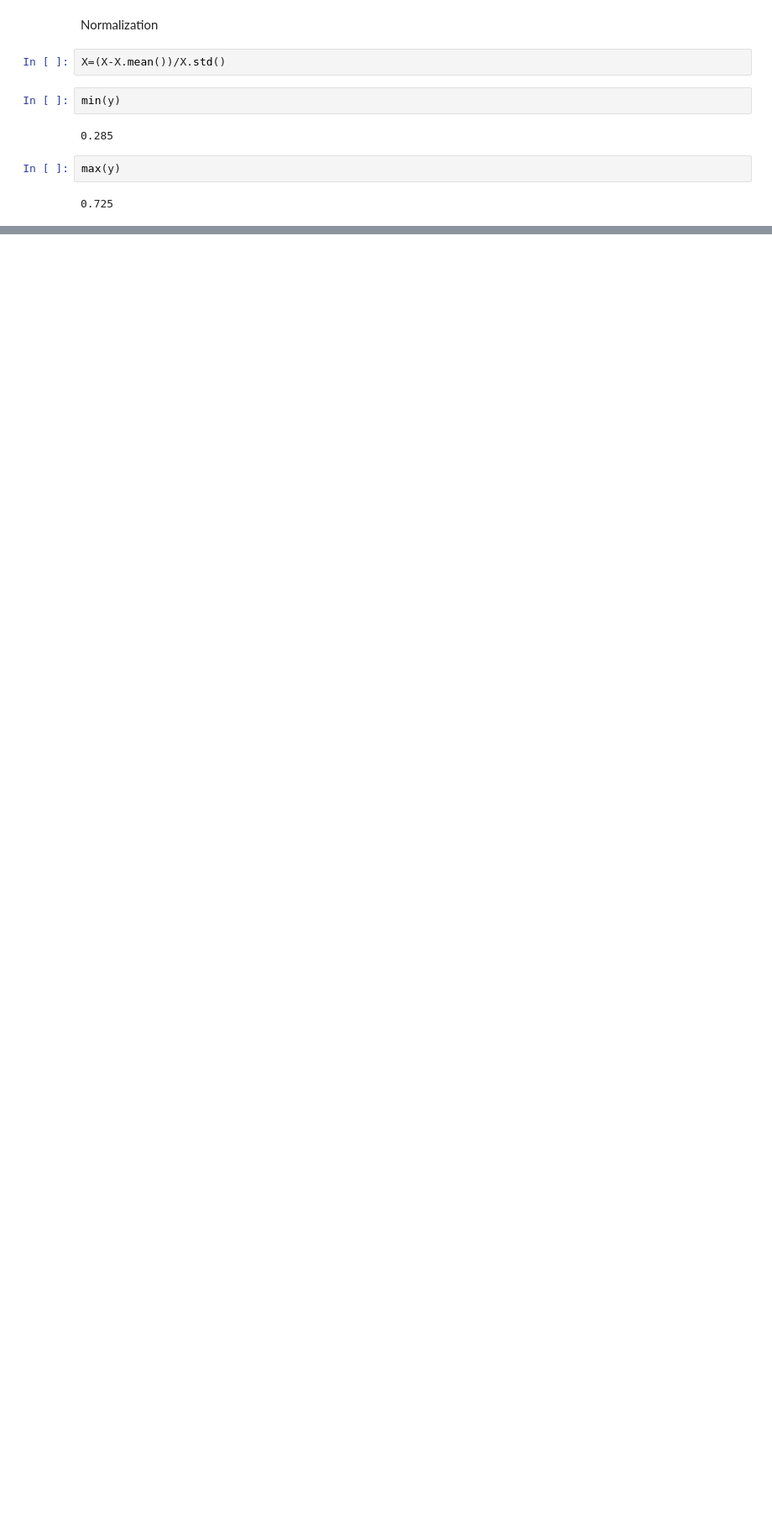
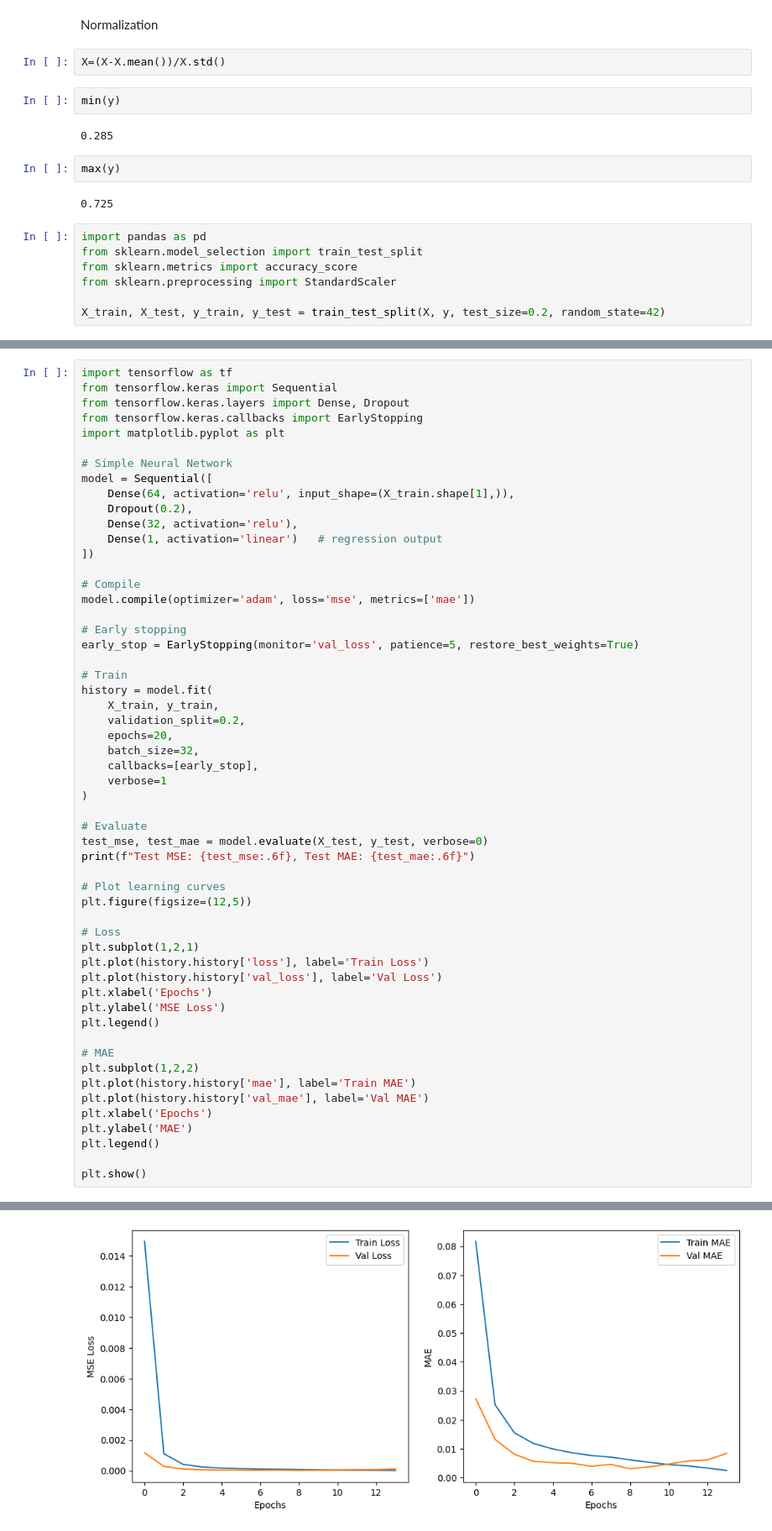
Before and after one commit to SaiCharan-N/FloodPrediction, a Jupyter notebook: Floods.ipynb, the cells around one changed output, grey strips where cells are left out. Shown at 84% size. Drawn from its saved outputs; the diff is of its cells as text; blank space fills up the shorter version.

```diff
--- a/Floods.ipynb
+++ b/Floods.ipynb
@@ -119,3 +119,10 @@ min(y)
 max(y)
 # %% [output]
 0.725
+# %%
+import pandas as pd
+from sklearn.model_selection import train_test_split
+from sklearn.metrics import accuracy_score
+from sklearn.preprocessing import StandardScaler
+
+X_train, X_test, y_train, y_test = train_test_split(X, y, test_size=0.2, random_state=42)
@@ -121,0 +161,56 @@ max(y)
+# %%
+import tensorflow as tf
+from tensorflow.keras import Sequential
+from tensorflow.keras.layers import Dense, Dropout
+from tensorflow.keras.callbacks import EarlyStopping
+import matplotlib.pyplot as plt
+
+# Simple Neural Network
+model = Sequential([
+    Dense(64, activation='relu', input_shape=(X_train.shape[1],)),
+    Dropout(0.2),
+    Dense(32, activation='relu'),
+    Dense(1, activation='linear')   # regression output
+])
+
+# Compile
+model.compile(optimizer='adam', loss='mse', metrics=['mae'])
+
+# Early stopping
+early_stop = EarlyStopping(monitor='val_loss', patience=5, restore_best_weights=True)
+
+# Train
+history = model.fit(
+    X_train, y_train,
+    validation_split=0.2,
+    epochs=20,
+    batch_size=32,
+    callbacks=[early_stop],
+    verbose=1
+)
+
+# Evaluate
+test_mse, test_mae = model.evaluate(X_test, y_test, verbose=0)
+print(f"Test MSE: {test_mse:.6f}, Test MAE: {test_mae:.6f}")
+
+# Plot learning curves
+plt.figure(figsize=(12,5))
+
+# Loss
+plt.subplot(1,2,1)
+plt.plot(history.history['loss'], label='Train Loss')
+plt.plot(history.history['val_loss'], label='Val Loss')
+plt.xlabel('Epochs')
+plt.ylabel('MSE Loss')
+plt.legend()
+
+# MAE
+plt.subplot(1,2,2)
+plt.plot(history.history['mae'], label='Train MAE')
+plt.plot(history.history['val_mae'], label='Val MAE')
+plt.xlabel('Epochs')
+plt.ylabel('MAE')
+plt.legend()
+
+plt.show()
+# %% [output]
@@ -121,0 +235 @@ max(y)
+[figure, added]
```
Also changed, not shown: parts of 2 cells of this notebook.
